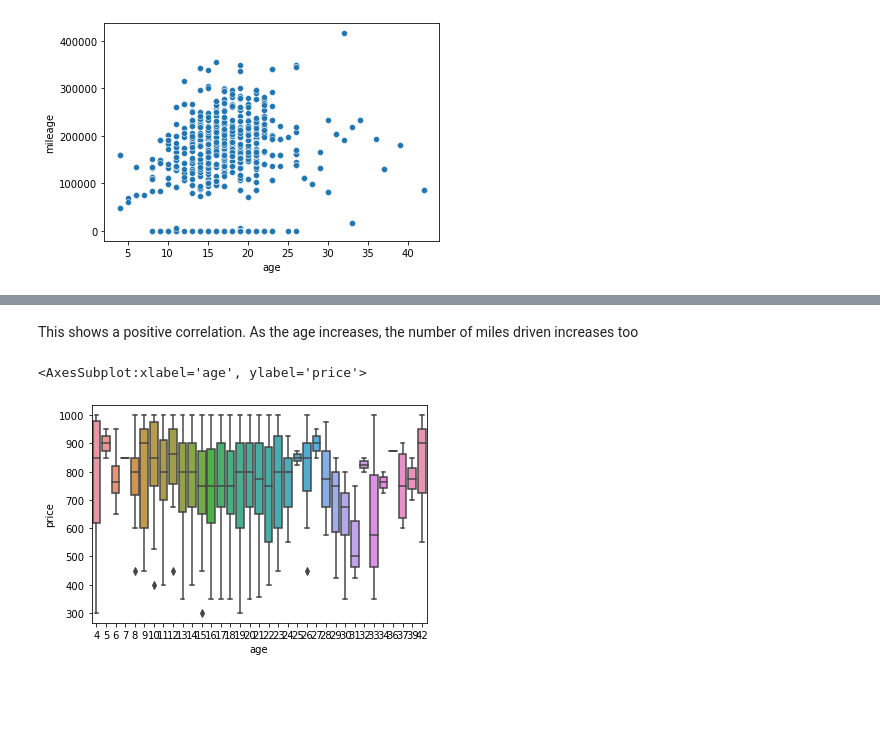
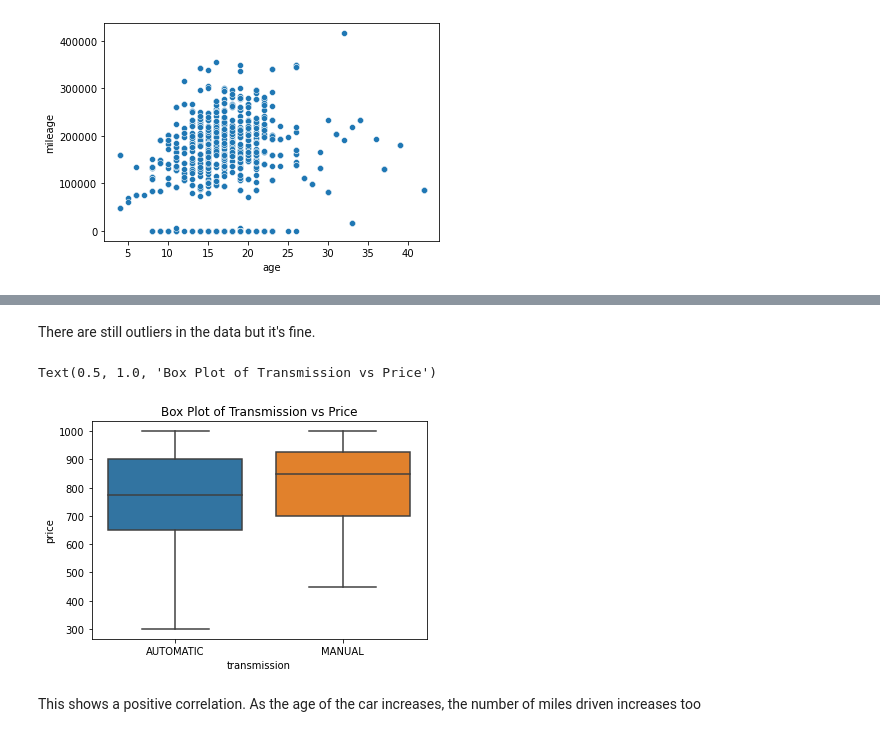
Before and after one commit to VictorUmunna/Car-Price-Prediction, a Jupyter notebook: exploratory_analysis.ipynb, the cells around one changed output, grey strips where cells are left out. Cells and saved outputs as stored; diff of their text form; code cells hidden in the pictures; blank space fills up the shorter version.

```diff
--- a/exploratory_analysis.ipynb
+++ b/exploratory_analysis.ipynb
@@ -164,10 +178,13 @@ sns.scatterplot(x='age', y='mileage', data=data)
+# %% [markdown]
+There are still outliers in the data but it's fine.
+# %%
+sns.boxplot(x="transmission", y="price", data=data)
+plt.title("Box Plot of Transmission vs Price")
+# %% [output]
+Text(0.5, 1.0, 'Box Plot of Transmission vs Price')
+[figure, added]
 # %% [markdown]
-This shows a positive correlation. As the age increases, the number of miles driven increases too
+This shows a positive correlation. As the age of the car increases, the number of miles driven increases too
-# %%
-sns.boxplot(x='age', y="price", data=data)
-# %% [output]
-<AxesSubplot:xlabel='age', ylabel='price'>
-[figure, removed]
 # %%
 from wordcloud import WordCloud, STOPWORDS
 # %%
```
Also changed, not shown: parts of 5 cells of this notebook.
